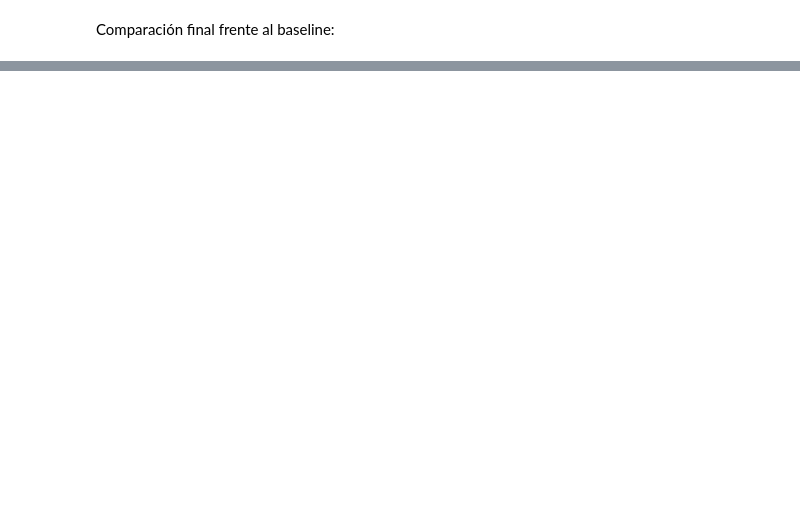
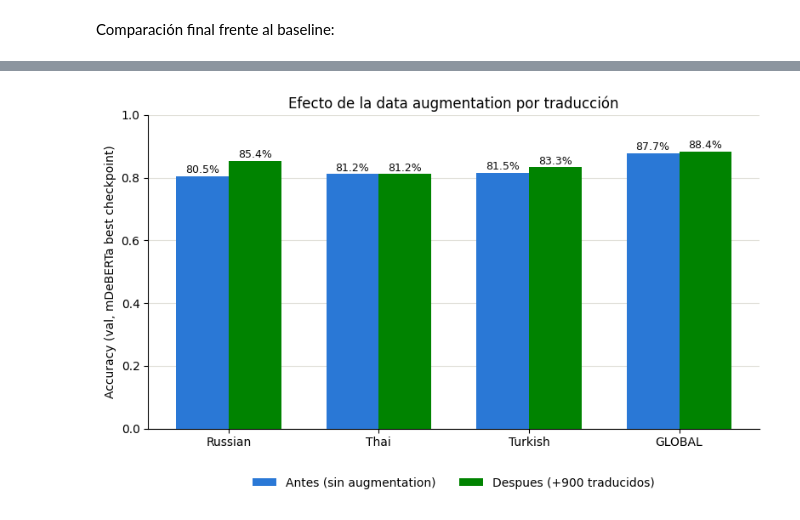
Before and after one commit to Alherma7/-contradictory-my-dear-watson, a Jupyter notebook: tutorial-notebook.ipynb, the cells around one changed output, grey strips where cells are left out. Cells and saved outputs as stored; diff of their text form; code cells hidden in the pictures; blank space fills up the shorter version.

```diff
--- a/tutorial-notebook.ipynb
+++ b/tutorial-notebook.ipynb
@@ -553,0 +752,15 @@ comparison
+# %%
+model_nli_aug = NLIModel(model_name_nli, dropout=0.4, pooling='mean').float().to(device)
+
+for name, param in model_nli_aug.bert.named_parameters():
+    if name.startswith('encoder.layer.'):
+        layer_idx = int(name.split('.')[2])
+        param.requires_grad = layer_idx >= (model_nli_aug.bert.config.num_hidden_layers - K)
+    else:
+        param.requires_grad = False
+
+for param in model_nli_aug.classifier.parameters():
+    param.requires_grad = True
+
+trainable_params_nli_aug = sum(p.numel() for p in model_nli_aug.parameters() if p.requires_grad)
+print(f'Parametros entrenables: {trainable_params_nli_aug:,}')
@@ -553,0 +911,33 @@ comparison
+# %%
+plot_langs = ['Russian', 'Thai', 'Turkish', 'GLOBAL']
+plot_df = before_after.loc[plot_langs]
+
+x = np.arange(len(plot_langs))
+width = 0.35
+
+fig, ax = plt.subplots(figsize=(8, 5))
+bars_before = ax.bar(x - width / 2, plot_df['antes'], width, label='Antes (sin augmentation)',
+                      color='#2a78d6', zorder=3)
+bars_after = ax.bar(x + width / 2, plot_df['despues'], width, label='Despues (+900 traducidos)',
+                     color='#008300', zorder=3)
+
+ax.set_xticks(x)
+ax.set_xticklabels(plot_langs)
+ax.set_ylabel('Accuracy (val, mDeBERTa best checkpoint)')
+ax.set_title('Efecto de la data augmentation por traducción')
+ax.set_ylim(0, 1)
+ax.grid(axis='y', color='#e1e0d9', linewidth=0.8, zorder=0)
+ax.set_axisbelow(True)
+for spine in ['top', 'right']:
+    ax.spines[spine].set_visible(False)
+ax.legend(frameon=False, loc='upper center', bbox_to_anchor=(0.5, -0.12), ncol=2)
+
+for bars in (bars_before, bars_after):
+    for bar in bars:
+        ax.text(bar.get_x() + bar.get_width() / 2, bar.get_height() + 0.01, f'{bar.get_height():.1%}',
+                ha='center', fontsize=9, color='#0b0b0b')
+
+plt.tight_layout()
+plt.show()
+# %% [output]
+[figure, added]
```
Also changed, not shown: parts of 22 cells of this notebook.
